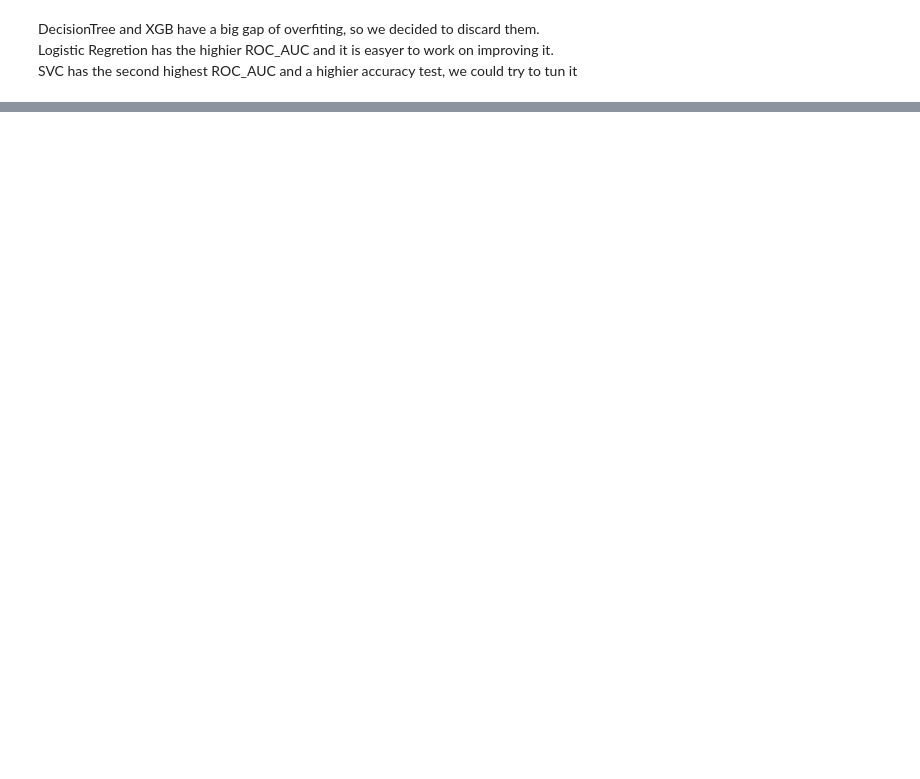
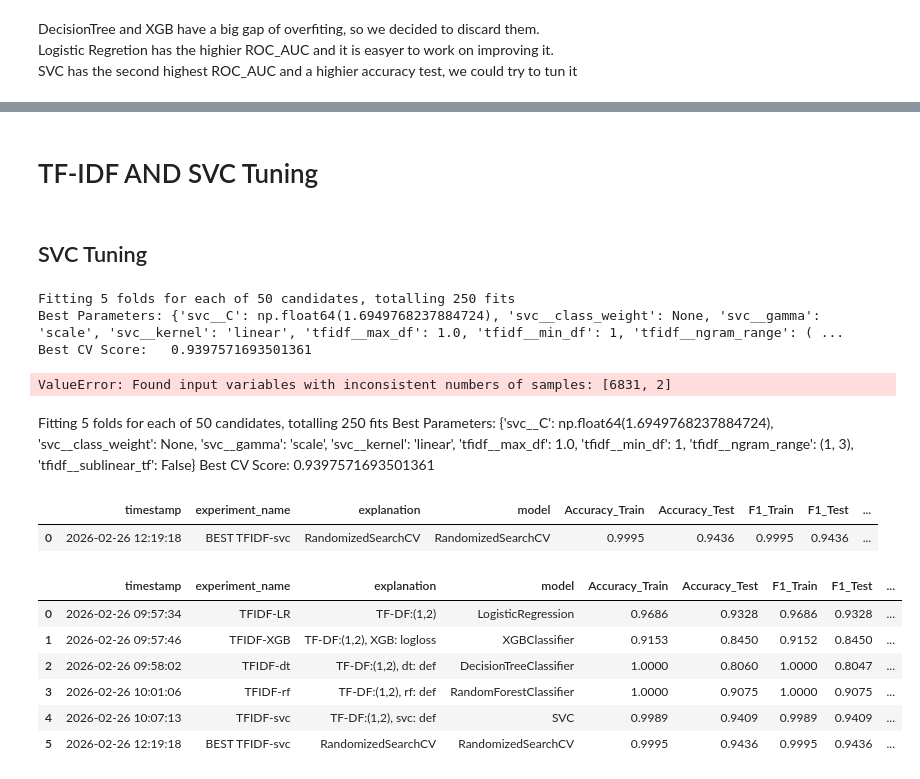
Before and after one commit to alexcardenasgutierrez-droid/Natural-Language-Processing-Challenge-IronHack, a Jupyter notebook: Notebooks/main.ipynb, the cells around one changed output, grey strips where cells are left out. Drawn from its saved outputs; the diff is of its cells as text; code cells hidden in the pictures; blank space fills up the shorter version.

```diff
--- a/Notebooks/main.ipynb
+++ b/Notebooks/main.ipynb
@@ -454,3 +457,52 @@ Logistic Regretion has the highier ROC_AUC and it is easyer to work on improving
 SVC has the second highest ROC_AUC and a highier accuracy test, we could try to tun it
 # %% [markdown]
 ![image.png](attachment:image.png)
+# %% [markdown]
+# TF-IDF AND SVC Tuning
+# %% [markdown]
+## SVC Tuning
+# %%
+pipeline = Pipeline([
+    ('tfidf', TfidfVectorizer()),
+    ('svc', SVC())
+])
+
+param_distributions = {
+    # TF-IDF parameters
+    'tfidf__ngram_range': [(1, 1), (1, 2), (1, 3)],
+    'tfidf__max_df': [0.75, 1.0],
+    'tfidf__min_df': [1, 2],
+    'tfidf__sublinear_tf': [True, False],
+
+    # SVC parameters
+    'svc__C': loguniform(0.01, 1000),   # samples C on a log scale (more efficient)
+    'svc__kernel': ['linear', 'rbf'],
+    'svc__gamma': ['scale', 'auto'],
+    'svc__class_weight': [None, 'balanced']
+}
+# Grid search with cross-validation
+best_svc = RandomizedSearchCV(
+    pipeline,
+    param_distributions,
+    n_iter=50,           # number of random combinations to try
+    cv=5,
+    scoring='f1_weighted',
+    n_jobs=-1,
+    random_state=42,     # for reproducibility
+    verbose=2
+)
+# Fit grid search
+best_svc.fit(X_train['text_clean'], y_train)
+# Evaluate on test
+print("Best Parameters:", best_svc.best_params_)
+print("Best CV Score:  ", best_svc.best_score_)
+print("Test Score:     ", best_svc.best_estimator_.score(X_test['text_clean'], y_test))
+# %% [output]
+Fitting 5 folds for each of 50 candidates, totalling 250 fits
+Best Parameters: {'svc__C': np.float64(1.6949768237884724), 'svc__class_weight': None, 'svc__gamma': 'scale', 'svc__kernel': 'linear', 'tfidf__max_df': 1.0, 'tfidf__min_df': 1, 'tfidf__ngram_range': ( ...
+Best CV Score:   0.9397571693501361
+ValueError: Found input variables with inconsistent numbers of samples: [6831, 2]
+# %% [markdown]
+Fitting 5 folds for each of 50 candidates, totalling 250 fits
+Best Parameters: {'svc__C': np.float64(1.6949768237884724), 'svc__class_weight': None, 'svc__gamma': 'scale', 'svc__kernel': 'linear', 'tfidf__max_df': 1.0, 'tfidf__min_df': 1, 'tfidf__ngram_range': (1, 3), 'tfidf__sublinear_tf': False}
+Best CV Score:   0.9397571693501361
@@ -456,0 +513,16 @@ SVC has the second highest ROC_AUC and a highier accuracy test, we could try to
+# %%
+results4
+# %% [output]
+|  | timestamp | experiment_name | explanation | model | Accuracy_Train | Accuracy_Test | F1_Train | F1_Test | ... |
+| 0 | 2026-02-26 12:19:18 | BEST TFIDF-svc | RandomizedSearchCV | RandomizedSearchCV | 0.9995 | 0.9436 | 0.9995 | 0.9436 | ... |
+# %%
+conclutions1 = pd.read_csv('../results/results.csv')
+display(conclutions1)
+# %% [output]
+|  | timestamp | experiment_name | explanation | model | Accuracy_Train | Accuracy_Test | F1_Train | F1_Test | ... |
+| 0 | 2026-02-26 09:57:34 | TFIDF-LR | TF-DF:(1,2) | LogisticRegression | 0.9686 | 0.9328 | 0.9686 | 0.9328 | ... |
+| 1 | 2026-02-26 09:57:46 | TFIDF-XGB | TF-DF:(1,2), XGB: logloss | XGBClassifier | 0.9153 | 0.8450 | 0.9152 | 0.8450 | ... |
+| 2 | 2026-02-26 09:58:02 | TFIDF-dt | TF-DF:(1,2), dt: def | DecisionTreeClassifier | 1.0000 | 0.8060 | 1.0000 | 0.8047 | ... |
+| 3 | 2026-02-26 10:01:06 | TFIDF-rf | TF-DF:(1,2), rf: def | RandomForestClassifier | 1.0000 | 0.9075 | 1.0000 | 0.9075 | ... |
+| 4 | 2026-02-26 10:07:13 | TFIDF-svc | TF-DF:(1,2), svc: def | SVC | 0.9989 | 0.9409 | 0.9989 | 0.9409 | ... |
+| 5 | 2026-02-26 12:19:18 | BEST TFIDF-svc | RandomizedSearchCV | RandomizedSearchCV | 0.9995 | 0.9436 | 0.9995 | 0.9436 | ... |
```
Also changed, not shown: parts of 9 cells of this notebook, 1 other file.
